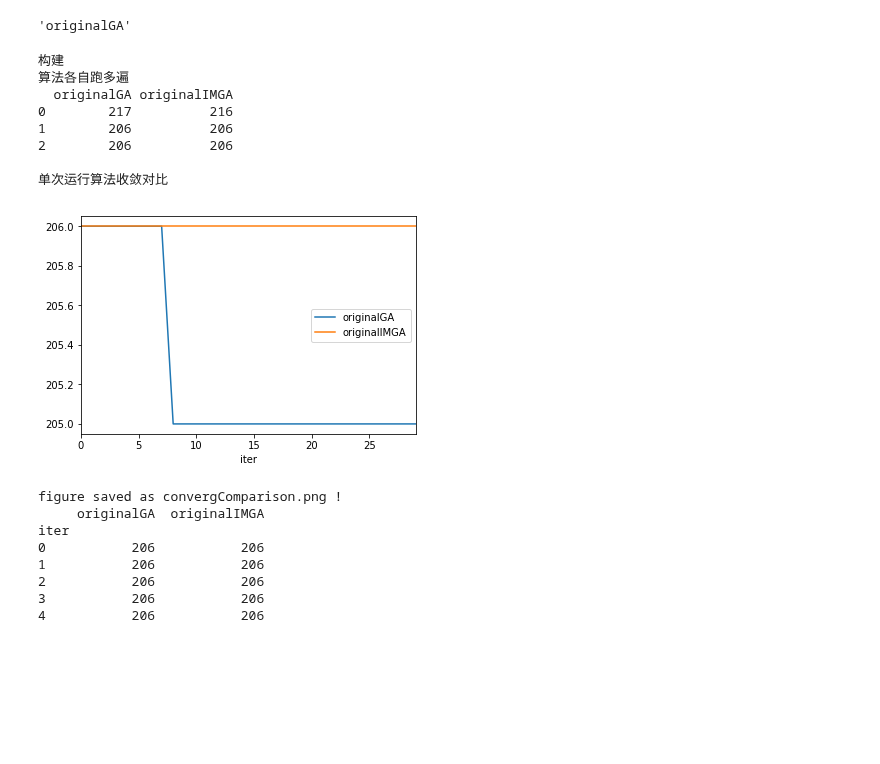
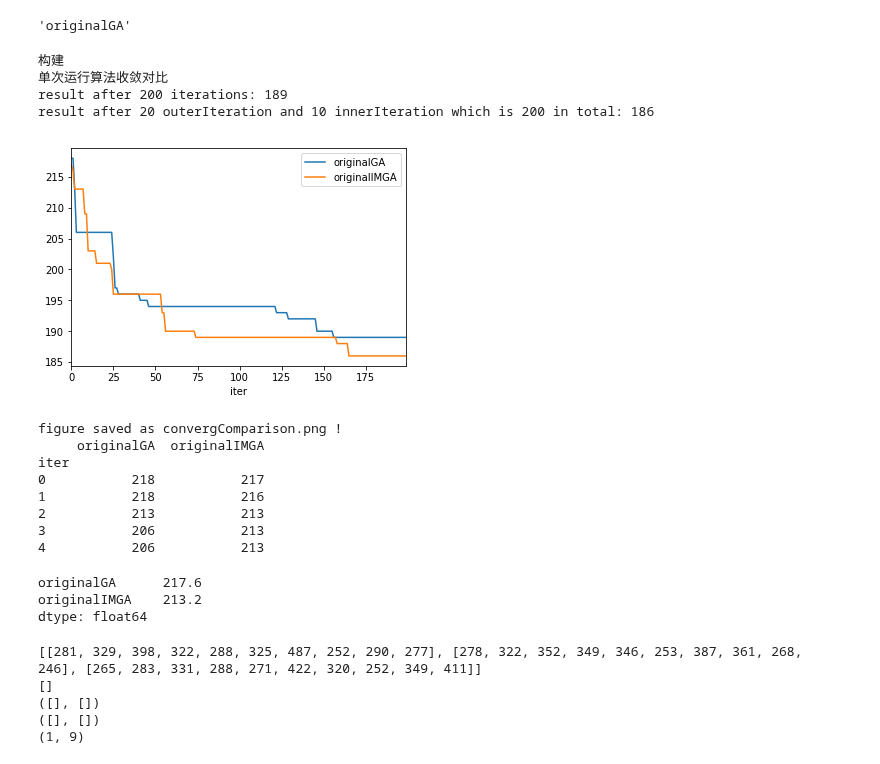
Before and after one commit to dawnohdawn/multi-object-JSSP-with-lot-spliting, a Jupyter notebook: generalGAModel.ipynb, the cells around one changed output. Cells and saved outputs as stored; diff of their text form; code cells hidden in the pictures; blank space fills up the shorter version.

```diff
--- a/generalGAModel.ipynb
+++ b/generalGAModel.ipynb
@@ -1544,22 +1551,27 @@ class comparisonsOfAlgorithms:
             for algorithmInd in range(self.algorithmNum):
                 # 注意不同的对象要使用不同的操作
                 if type(self.algorithms[algorithmInd]) == originalGA:
-                    self.algorithms[algorithmInd].iterate(30, 0.5, 0.5, 0.5, 0.5, 0.5, 0.3, 0.3, 0.3, needCalAllMakespan = 1, \
-                                                     muteEveryIter = 1, muteResult = 1, startIter = 0, saveDetailsUsingDF = 1)
+                    # 除了第一次run不用reset model之外，其他run都要
+                    if runInd != 0:
+                        self.algorithms[algorithmInd].resetPop()
+                    self.algorithms[algorithmInd].iterate(200, 0.5, 0.5, 0.5, 0.5, 0.5, 0.3, 0.3, 0.3, needCalAllMakespan = 1, \
+                                                     muteEveryIter = 1, muteResult = 0, startIter = 0, saveDetailsUsingDF = 1)
                     makespansOfThisRun.append(self.algorithms[algorithmInd].getBestMakespan())
                 elif type(self.algorithms[algorithmInd]) == originalIMGA:
-                    self.algorithms[algorithmInd].modelIterate(10, 3, 0.5, 0.5, 0.5, 0.5, 0.5, 0.3, 0.3, 0.3, 'replace', 10, \
+                    # 除了第一次run不用reset model之外，其他run都要
+                    if runInd != 0:
+                        self.algorithms[algorithmInd].resetModel()
+                    self.algorithms[algorithmInd].modelIterate(20, 10, 0.5, 0.5, 0.5, 0.5, 0.5, 0.3, 0.3, 0.3, 'replace', 10, \
                                                           muteEveryGAIter = 1,  muteGAResult = 1, muteEveryOuterIter = 1, \
-                                                          muteOuterResult = 1, saveDetailsUsingDF = 1)
+                                                          muteOuterResult = 0, saveDetailsUsingDF = 1)
                     makespansOfThisRun.append(self.algorithms[algorithmInd].getBestMakespanAmongAllPops())
             self.makespans.loc[len(self.makespans)] = makespansOfThisRun
 
 
     def plotOneRun(self, fileName, restart = 1):
         """
-        功能：
+        功能：        记录各个算法一次run的收敛过程
         """
-
         # 如果restart为0的话，不用清空历史记录
         if restart == 1:
             self.oneRunData = pd.DataFrame(columns=self.columnNames)
@@ -1567,14 +1579,14 @@ class comparisonsOfAlgorithms:
         for algorithmInd in range(self.algorithmNum):
 
             if type(self.algorithms[algorithmInd]) == originalGA:
-                self.algorithms[algorithmInd].iterate(30, 0.5, 0.5, 0.5, 0.5, 0.5, 0.3, 0.3, 0.3, needCalAllMakespan = 1, \
-                                                     muteEveryIter = 1, muteResult = 1, startIter = 0, saveDetailsUsingDF = 1)
+                self.algorithms[algorithmInd].iterate(200, 0.5, 0.5, 0.5, 0.5, 0.5, 0.3, 0.3, 0.3, needCalAllMakespan = 1, \
+                                                     muteEveryIter = 1, muteResult = 0, startIter = 0, saveDetailsUsingDF = 1)
                 self.oneRunData[self.columnNames[algorithmInd]] = self.algorithms[algorithmInd].details.\
                                                                   set_index(["iter"])['bestMakespan']
             elif type(self.algorithms[algorithmInd]) == originalIMGA:
-                self.algorithms[algorithmInd].modelIterate(10, 3, 0.5, 0.5, 0.5, 0.5, 0.5, 0.3, 0.3, 0.3, 'replace', 10, \
+                self.algorithms[algorithmInd].modelIterate(20, 10, 0.5, 0.5, 0.5, 0.5, 0.5, 0.3, 0.3, 0.3, 'replace', 10, \
                                                           muteEveryGAIter = 1,  muteGAResult = 1, muteEveryOuterIter = 1, \
-                                                          muteOuterResult = 1, saveDetailsUsingDF = 1)
+                                                          muteOuterResult = 0, saveDetailsUsingDF = 1)
                 self.oneRunData[self.columnNames[algorithmInd]] = self.algorithms[algorithmInd].detailsOfModel["bestMakespan"]
 
         self.oneRunData.plot()
@@ -1584,37 +1596,39 @@ class comparisonsOfAlgorithms:
 # %%
 # comparisonsOfAlgorithms类测试
 
 print('构建')
-originalGATest = originalGA(10, lotNum, lotSizes, machineNum)
-originalIMGATest = originalIMGA(3, 10, lotNum, lotSizes, machineNum)
+originalGATest = originalGA(800, lotNum, lotSizes, machineNum)
+originalIMGATest = originalIMGA(40, 20, lotNum, lotSizes, machineNum)
 test = comparisonsOfAlgorithms([originalGATest, originalIMGATest])
 
 
-print('算法各自跑多遍')
-test.runManyTimes(3)
-print(test.makespans.head())
-print(' ')
+# print('算法各自跑多遍')
+# test.runManyTimes(10)
+# print(test.makespans.head())
+# print(' ')
 
 
 print('单次运行算法收敛对比')
 test.plotOneRun('convergComparison.png')
 print(test.oneRunData.head())
 print(' ')
 # %% [output]
 构建
-算法各自跑多遍
-  originalGA originalIMGA
-0        217          216
-1        206          206
-2        206          206
-
 单次运行算法收敛对比
+result after 200 iterations: 189
+result after 20 outerIteration and 10 innerIteration which is 200 in total: 186
-[figure, old version]
+[figure, new version]
 figure saved as convergComparison.png !
      originalGA  originalIMGA
 iter
-0           206           206
-1           206           206
-2           206           206
-3           206           206
-4           206           206
+0           218           217
+1           218           216
+2           213           213
+3           206           213
+4           206           213
+# %%
+test.makespans.mean()
+# %% [output]
+originalGA      217.6
+originalIMGA    213.2
+dtype: float64
@@ -1620,0 +1703,15 @@ iter
+# %%
+test = threeIMGA(10, lotNum, lotSizes, machineNum)
+test.calAllModelMakespan()
+print(test.getMakespansOfAllIndividuals())
+
+
+print(test.getBestAndRamdomIndividualOfPopulation(0,2))
+print(test.getTwoGroupsOfBestIndividual(0,2))
+print(test.getCertainIndividualOfPopulation(0, 'best', ))
+# %% [output]
+[[281, 329, 398, 322, 288, 325, 487, 252, 290, 277], [278, 322, 352, 349, 346, 253, 387, 361, 268, 246], [265, 283, 331, 288, 271, 422, 320, 252, 349, 411]]
+[]
+([], [])
+([], [])
+(1, 9)
```
Also changed, not shown: parts of 9 cells of this notebook.
